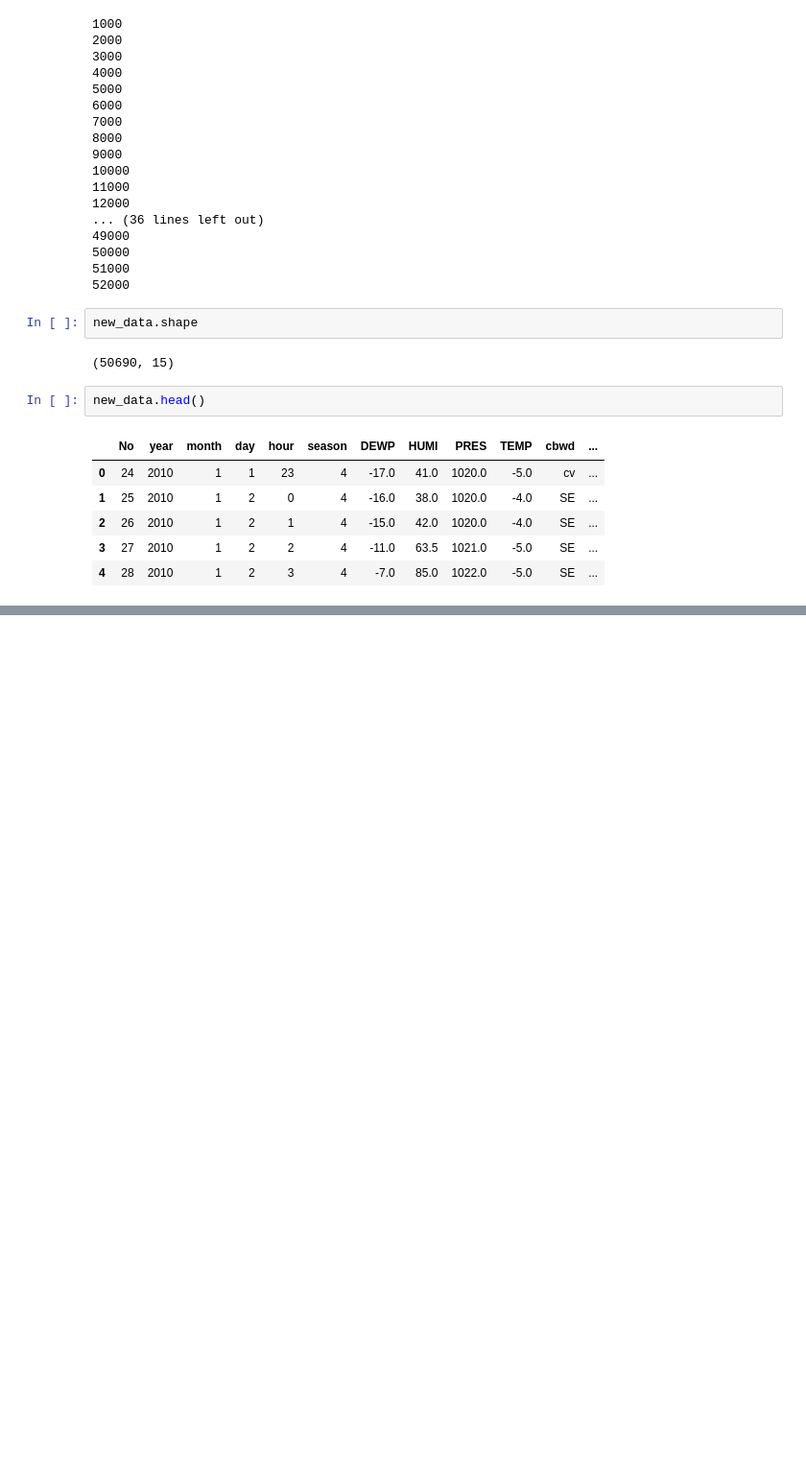
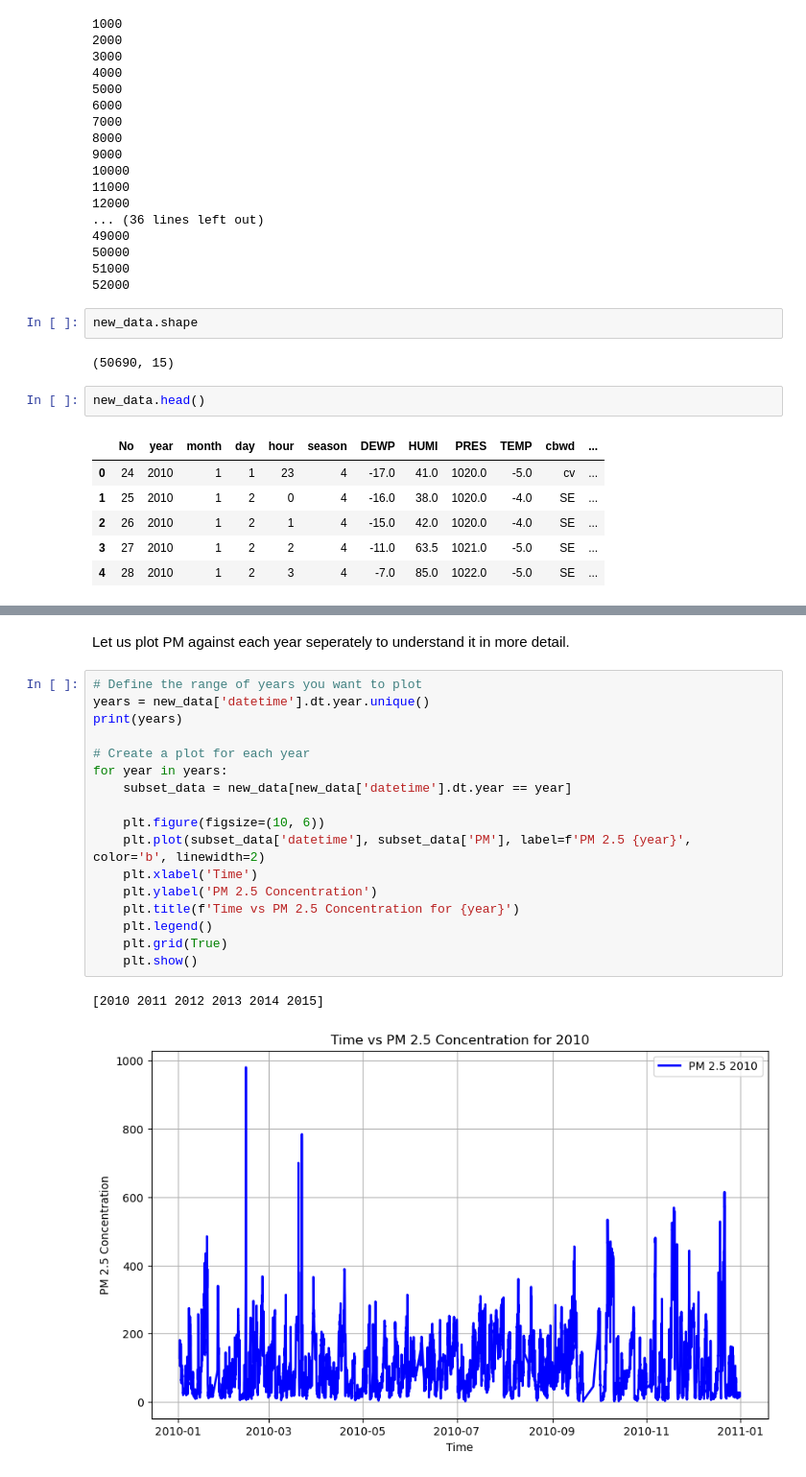
Before and after one commit to BhargavBade/Multivariate-Forecasting, a Jupyter notebook: 03 Prepare Data/read_data.ipynb, the cells around one changed output, grey strips where cells are left out. Shown: that part at 96% size. Drawn from its saved outputs; the diff is of its cells as text; blank space fills up the shorter version.

```diff
--- a/03 Prepare Data/read_data.ipynb
+++ b/03 Prepare Data/read_data.ipynb
@@ -340,0 +430,22 @@ new_data.head()
+# %% [markdown]
+Let us plot PM against each year seperately to understand it in more detail.
+# %%
+# Define the range of years you want to plot
+years = new_data['datetime'].dt.year.unique()
+print(years)
+
+# Create a plot for each year
+for year in years:
+    subset_data = new_data[new_data['datetime'].dt.year == year]
+
+    plt.figure(figsize=(10, 6))
+    plt.plot(subset_data['datetime'], subset_data['PM'], label=f'PM 2.5 {year}', color='b', linewidth=2)
+    plt.xlabel('Time')
+    plt.ylabel('PM 2.5 Concentration')
+    plt.title(f'Time vs PM 2.5 Concentration for {year}')
+    plt.legend()
+    plt.grid(True)
+    plt.show()
+# %% [output]
+[2010 2011 2012 2013 2014 2015]
+[figure, added]
```
Also changed, not shown: parts of 11 cells of this notebook.
